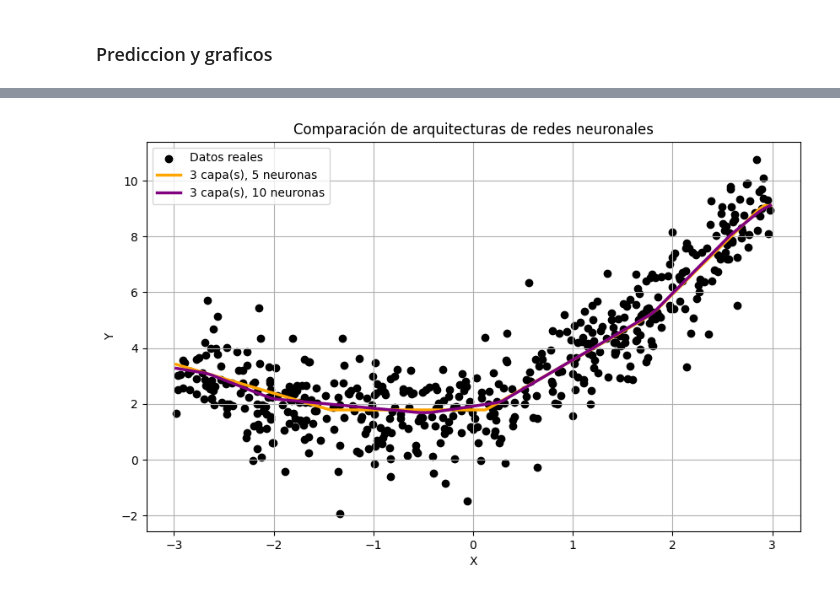
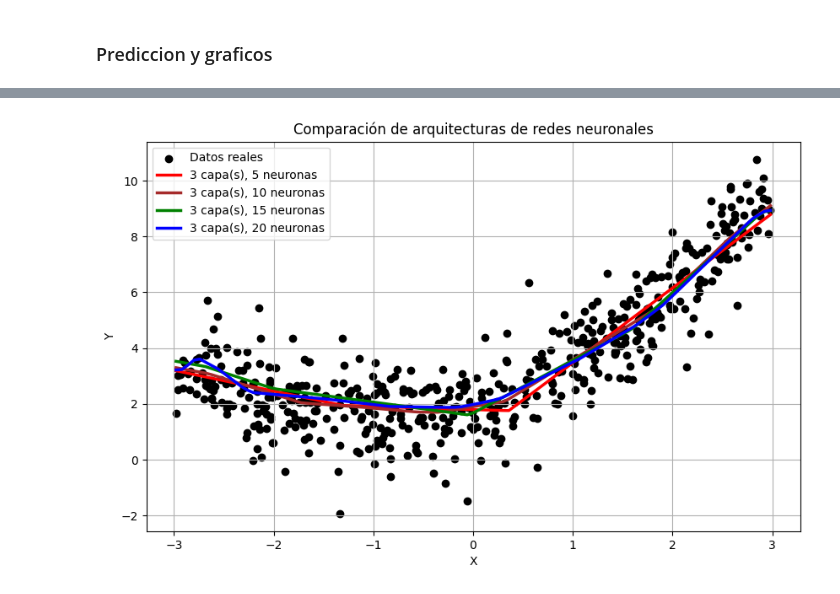
Before and after one commit to RTacchini/IA-2-TP-3, a Jupyter notebook: Ejercicio 1.ipynb, the cells around one changed output, grey strips where cells are left out. Drawn from its saved outputs; the diff is of its cells as text; code cells hidden in the pictures.

```diff
--- a/Ejercicio 1.ipynb
+++ b/Ejercicio 1.ipynb
@@ -128,7 +128,7 @@ def relu(x):
 def relu_derivative(x):
     return 1 if x > 0 else 0
 
-def entrenar_red(num_capas_ocultas, neuronas_por_capa, epochs=2000, lr=0.01):
+def entrenar_red(num_capas_ocultas, neuronas_por_capa, epochs=500, lr=0.01):
     start_time = time.time()  # <-- Inicio del tiempo
 
     random.seed(42)
@@ -196,7 +196,7 @@ def entrenar_red(num_capas_ocultas, neuronas_por_capa, epochs=2000, lr=0.01):
                 w_output[j] -= lr * d_w_output[j]
             b_output -= lr * d_b_output
 
-        if (epoch + 1) % 500 == 0:
+        if (epoch + 1) % 50 == 0:
             print(f"[{num_capas_ocultas}x{neuronas_por_capa}] Epoch {epoch+1} - Loss: {total_loss/len(X_norm):.6f}")
 
     duracion = time.time() - start_time  # <-- Fin del tiempo
@@ -224,8 +224,8 @@ def entrenar_red(num_capas_ocultas, neuronas_por_capa, epochs=2000, lr=0.01):
 redes = [
     (1, 5),
     (1, 10),
-    (1, 30),
-    (1, 60),
+    (1, 15),
+    (1, 20),
 ]
 
 plt.figure(figsize=(10, 6))
@@ -266,12 +266,14 @@ Tiempo de entrenamiento para red 1x60: 106.88 segundos
 redes = [
     (2, 5),
     (2, 10),
+    (2, 15),
+    (2, 20),
 ]
 
 plt.figure(figsize=(10, 6))
 plt.scatter(X, Y, color='black', label='Datos reales')
 
-colores = ['red', 'blue']
+colores = ['red', 'brown', 'green', 'blue', 'orange', 'purple']
 for i, (capas, neuronas) in enumerate(redes):
     X_pred, Y_pred = entrenar_red(capas, neuronas)
     plt.plot(X_pred, Y_pred, color=colores[i], label=f'{capas} capa(s), {neuronas} neuronas', linewidth=2.5)
@@ -300,12 +308,14 @@ Tiempo de entrenamiento para red 2x10: 74.85 segundos
 redes = [
     (3, 5),
     (3, 10),
+    (3, 15),
+    (3, 20),
 ]
 
 plt.figure(figsize=(10, 6))
 plt.scatter(X, Y, color='black', label='Datos reales')
 
-colores = ['orange', 'purple']
+colores = ['red', 'brown', 'green', 'blue', 'orange', 'purple']
 for i, (capas, neuronas) in enumerate(redes):
     X_pred, Y_pred = entrenar_red(capas, neuronas)
     plt.plot(X_pred, Y_pred, color=colores[i], label=f'{capas} capa(s), {neuronas} neuronas', linewidth=2.5)
@@ -331 +347 @@ Tiempo de entrenamiento para red 3x10: 121.30 segundos
-[figure, old version]
+[figure, new version]
```
Also changed, not shown: parts of 3 cells of this notebook, 3 other files.
